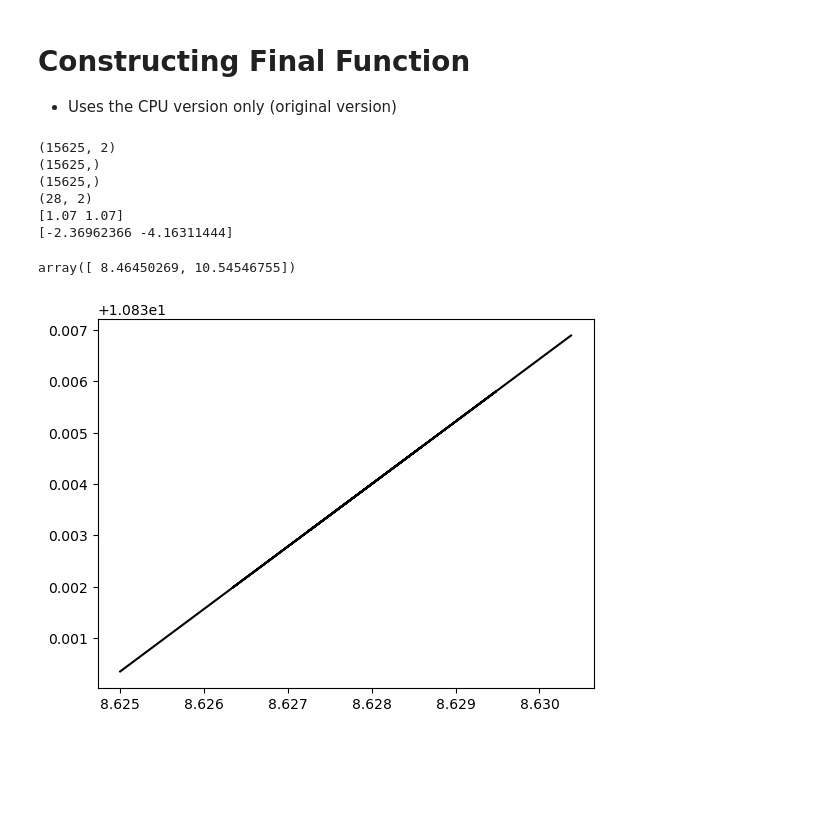
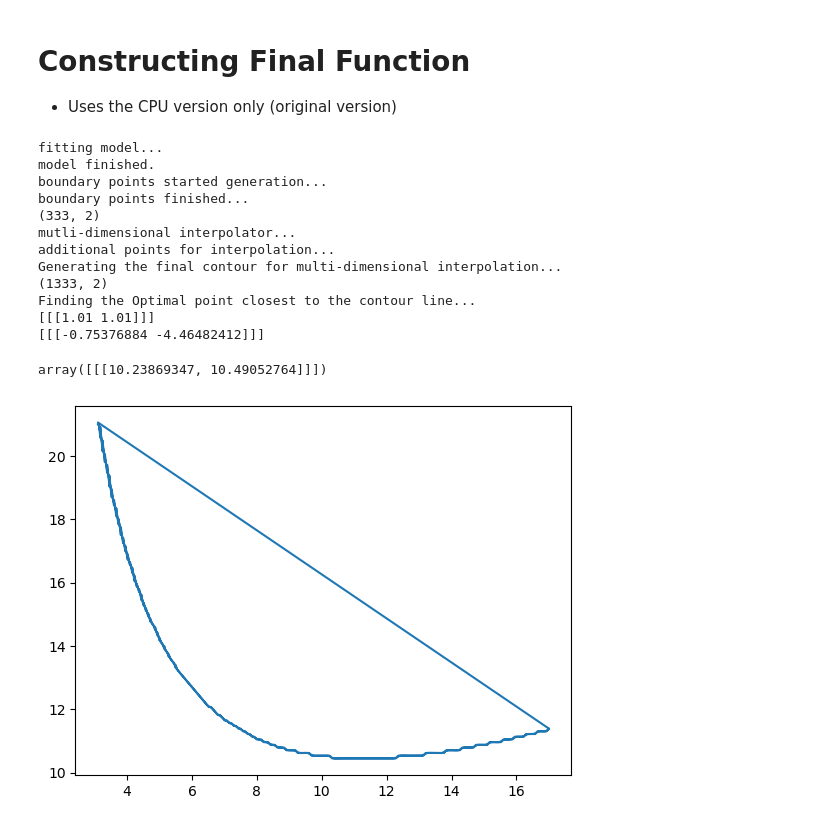
Before and after one commit to dsin85691/SSBA_For_Counterfactuals, a Jupyter notebook: research_notebook.ipynb, the cells around one changed output. Drawn from its saved outputs; the diff is of its cells as text; code cells hidden in the pictures; blank space fills up the shorter version.

```diff
--- a/research_notebook.ipynb
+++ b/research_notebook.ipynb
@@ -640,6 +442,8 @@ synthetic_df
 302 rows × 7 columns
 # %%
 synthetic_df.loc[synthetic_df['num'] > 0, 'num'] = 1
+# %%
+synthetic_df = synthetic_df.iloc[:,1:]
 # %%
 synthetic_df
 # %% [output]
@@ -659,9 +463,5 @@ synthetic_df
 # %%
 from sklearn.model_selection import train_test_split
+# X_train, X_test, y_train, y_test = train_test_split(X, y, test_size=0.2, random_state=42)
 
-X = synthetic_df.drop(columns='num')
-y = synthetic_df['num']
-
-X_train, X_test, y_train, y_test = train_test_split(X, y, test_size=0.2, random_state=42)
-
-print(X_train.shape, X_test.shape, y_train.shape, y_test.shape)
+# print(X_train.shape, X_test.shape, y_train.shape, y_test.shape)
@@ -720,2 +493,0 @@ print(X_train.shape, y_train.shape)
-# %%
-svm_classifier.fit(X_train, y_train)
@@ -723,0 +494,2 @@ SVC(C=10, degree=2, kernel='poly', probability=True)
+# %%
+svm_classifier.fit(synthetic_df.iloc[:,1:5], synthetic_df.iloc[:,-1])
@@ -1093,14 +1029,24 @@ def optimal_point(dataset, model, desired_class, undesired_coords, hardware_type
         return optimal_datapt
 # %%
-optimal_point(df.to_numpy(), svm_classifier, desired_class=1, resolution=125, undesired_coords=(11,15), precision=0.01, epsilon=0.07)
+import os
+os.environ["NUMBA_CUDA_LOG_LEVEL"] = "DEBUG"
+np.set_printoptions(threshold=50)
+cuda.current_context().deallocations.clear()
 
+optimal_point(df, svm_classifier, desired_class=1, resolution=200, undesired_coords=(11,15), interpN=1000, precision=0.1, epsilon=0.01, hardware_type='cpu')
 # array([10.71054811, 10.15572974])
 # %% [output]
-(15625, 2)
-(15625,)
-(15625,)
-(28, 2)
-[1.07 1.07]
-[-2.36962366 -4.16311444]
+fitting model...
+model finished.
+boundary points started generation...
+boundary points finished...
+(333, 2)
+mutli-dimensional interpolator...
+additional points for interpolation...
+Generating the final contour for multi-dimensional interpolation...
+(1333, 2)
+Finding the Optimal point closest to the contour line...
+[[[1.01 1.01]]]
+[[[-0.75376884 -4.46482412]]]
-array([ 8.46450269, 10.54546755])
+array([[[10.23869347, 10.49052764]]])
-[figure, old version]
+[figure, new version]
```
Also changed, not shown: parts of 59 cells of this notebook, 1 other file.
